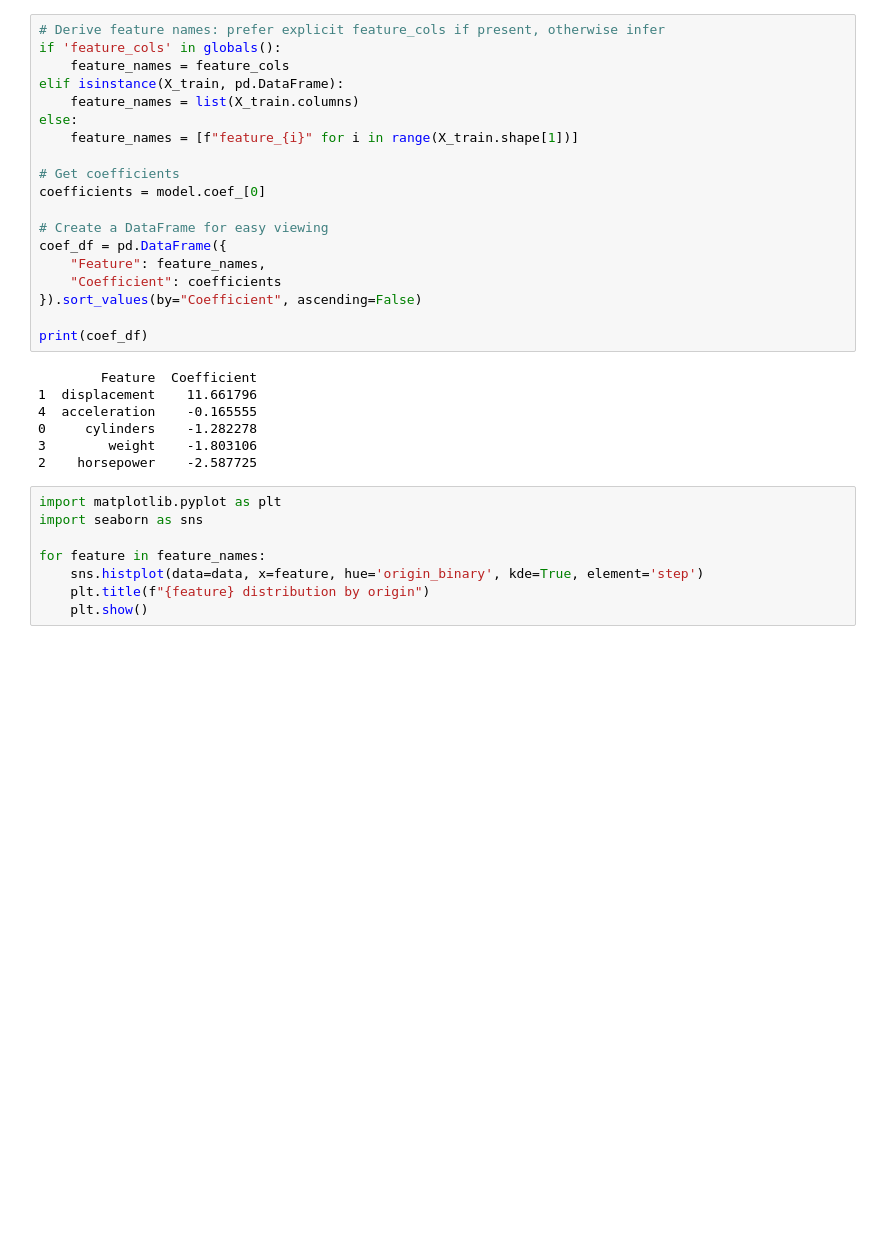
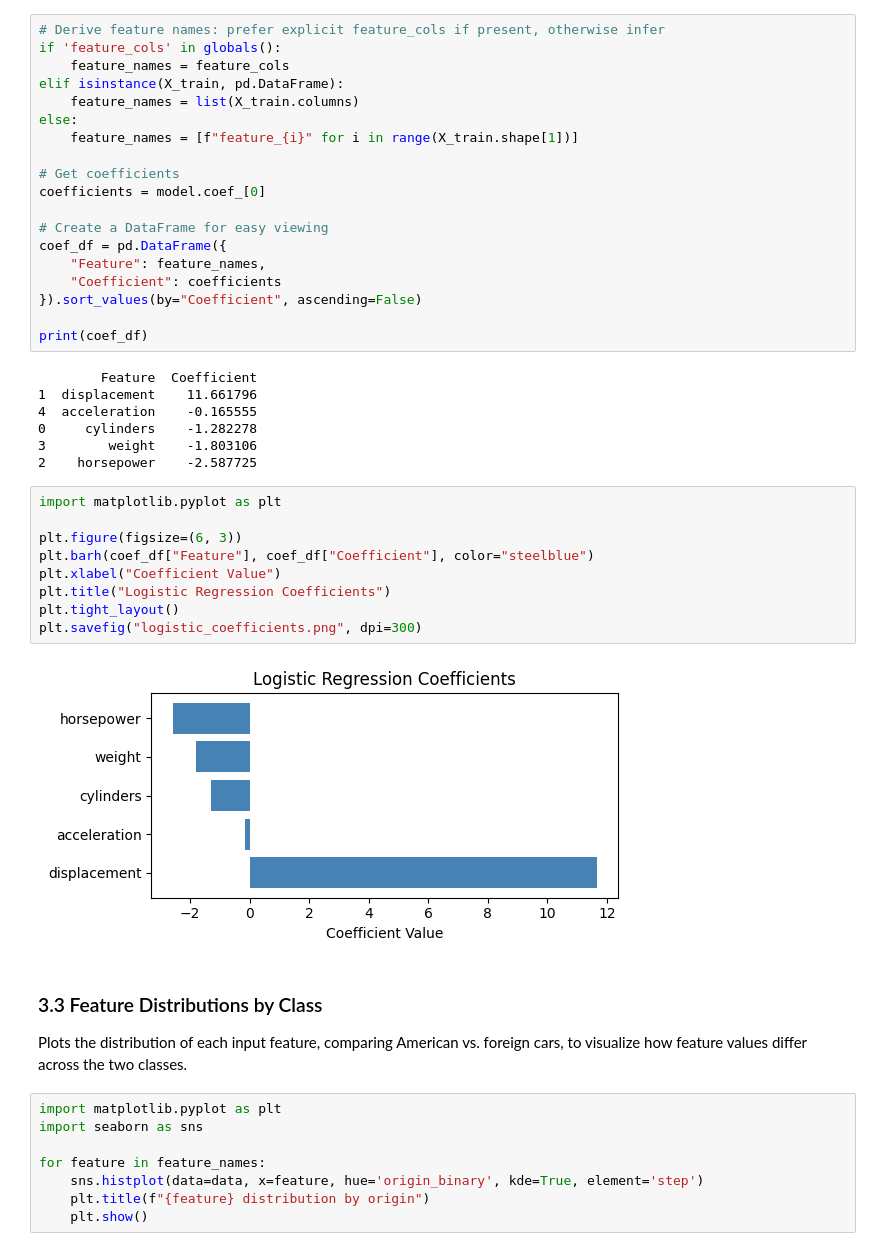
Before and after one commit to DetGrey/cars-machine-learning-project, a Jupyter notebook: logistic-regression.ipynb, the cells around one changed output. Saved outputs shown, nothing was run; the diff lists cells and outputs as text; blank space fills up the shorter version.

Commit message:
explanations added and figure created

```diff
--- a/logistic-regression.ipynb
+++ b/logistic-regression.ipynb
@@ -254,6 +262,20 @@ print(coef_df)
 0     cylinders    -1.282278
 3        weight    -1.803106
 2    horsepower    -2.587725
+# %%
+import matplotlib.pyplot as plt
+
+plt.figure(figsize=(6, 3))
+plt.barh(coef_df["Feature"], coef_df["Coefficient"], color="steelblue")
+plt.xlabel("Coefficient Value")
+plt.title("Logistic Regression Coefficients")
+plt.tight_layout()
+plt.savefig("logistic_coefficients.png", dpi=300)
+# %% [output]
+[figure, added]
+# %% [markdown]
+### 3.3 Feature Distributions by Class
+Plots the distribution of each input feature, comparing American vs. foreign cars, to visualize how feature values differ across the two classes.
 # %%
 import matplotlib.pyplot as plt
 import seaborn as sns
```
Also changed, not shown: parts of 12 cells of this notebook, 1 other file.
